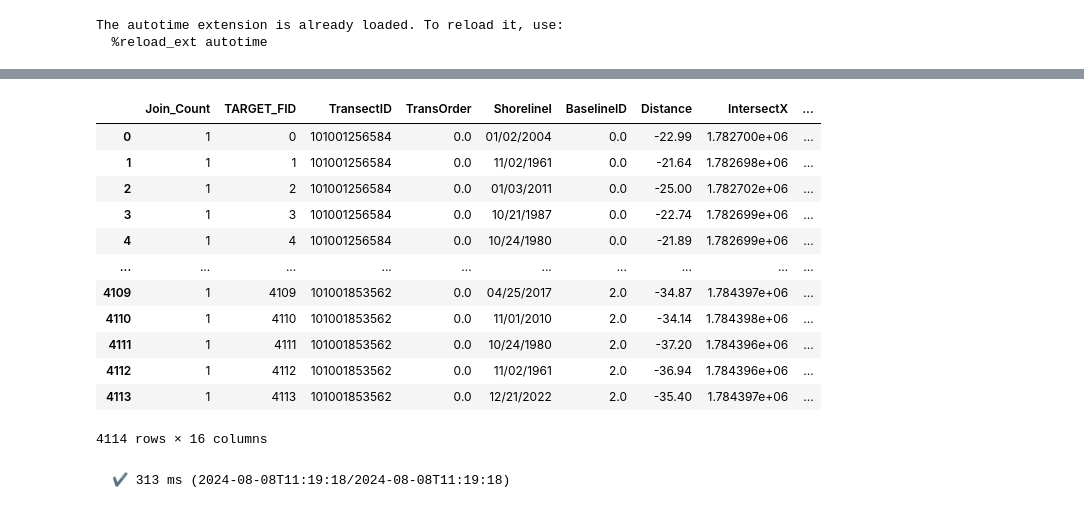
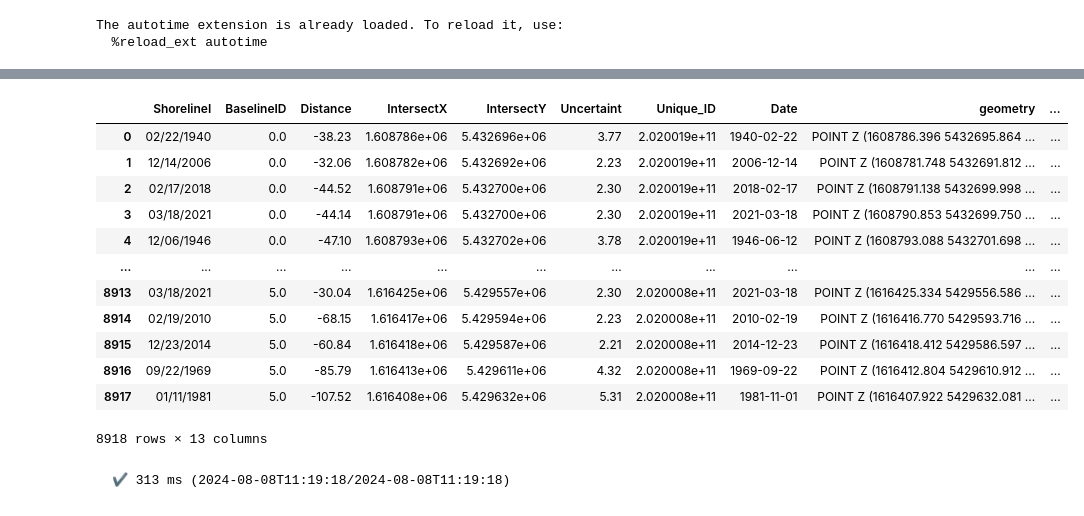
Before and after one commit to RNC-Research-Group/CliffErosion_Projections, a Jupyter notebook: HistoricRate_Proj_DSASv6.ipynb, the cells around one changed output, grey strips where cells are left out. Cells and saved outputs as stored; diff of their text form; code cells hidden in the pictures.

Commit message:
smoothening rabbit island

```diff
--- a/HistoricRate_Proj_DSASv6.ipynb
+++ b/HistoricRate_Proj_DSASv6.ipynb
@@ -17,7 +17,7 @@ The autotime extension is already loaded. To reload it, use:
   %reload_ext autotime
 # %%
 #Navigate to intersects shapefile and separates out the year, finds how many years from 1800 and how many years to 2100
-gdf = gpd.read_file(f"Data/Merged Intersects_UniqueID/WaihekeIsland_Intersects.shp")
+gdf = gpd.read_file(f"Data/Merged Intersects_UniqueID/MoturoaRabbitIsland_Intersects.shp")
 gdf["Date"] = pd.to_datetime(gdf.ShorelineI, dayfirst=True, format='mixed')
 gdf["Year"] = gdf.Date.dt.year
 gdf["YearsSinceBase"] = (gdf.Date - pd.Timestamp(1800, 1, 1)).dt.days / 365.25
@@ -32,16 +32,16 @@ gdf
-|  | Join_Count | TARGET_FID | TransectID | TransOrder | ShorelineI | BaselineID | Distance | IntersectX | ... |
-| 0 | 1 | 0 | 101001256584 | 0.0 | 01/02/2004 | 0.0 | -22.99 | 1.782700e+06 | ... |
-| 1 | 1 | 1 | 101001256584 | 0.0 | 11/02/1961 | 0.0 | -21.64 | 1.782698e+06 | ... |
-| 2 | 1 | 2 | 101001256584 | 0.0 | 01/03/2011 | 0.0 | -25.00 | 1.782702e+06 | ... |
-| 3 | 1 | 3 | 101001256584 | 0.0 | 10/21/1987 | 0.0 | -22.74 | 1.782699e+06 | ... |
-| 4 | 1 | 4 | 101001256584 | 0.0 | 10/24/1980 | 0.0 | -21.89 | 1.782699e+06 | ... |
-| ... | ... | ... | ... | ... | ... | ... | ... | ... | ... |
-| 4109 | 1 | 4109 | 101001853562 | 0.0 | 04/25/2017 | 2.0 | -34.87 | 1.784397e+06 | ... |
-| 4110 | 1 | 4110 | 101001853562 | 0.0 | 11/01/2010 | 2.0 | -34.14 | 1.784398e+06 | ... |
-| 4111 | 1 | 4111 | 101001853562 | 0.0 | 10/24/1980 | 2.0 | -37.20 | 1.784396e+06 | ... |
-| 4112 | 1 | 4112 | 101001853562 | 0.0 | 11/02/1961 | 2.0 | -36.94 | 1.784396e+06 | ... |
-| 4113 | 1 | 4113 | 101001853562 | 0.0 | 12/21/2022 | 2.0 | -35.40 | 1.784397e+06 | ... |
+|  | ShorelineI | BaselineID | Distance | IntersectX | IntersectY | Uncertaint | Unique_ID | Date | geometry | ... |
+| 0 | 02/22/1940 | 0.0 | -38.23 | 1.608786e+06 | 5.432696e+06 | 3.77 | 2.020019e+11 | 1940-02-22 | POINT Z (1608786.396 5432695.864 ... | ... |
+| 1 | 12/14/2006 | 0.0 | -32.06 | 1.608782e+06 | 5.432692e+06 | 2.23 | 2.020019e+11 | 2006-12-14 | POINT Z (1608781.748 5432691.812 ... | ... |
+| 2 | 02/17/2018 | 0.0 | -44.52 | 1.608791e+06 | 5.432700e+06 | 2.30 | 2.020019e+11 | 2018-02-17 | POINT Z (1608791.138 5432699.998 ... | ... |
+| 3 | 03/18/2021 | 0.0 | -44.14 | 1.608791e+06 | 5.432700e+06 | 2.30 | 2.020019e+11 | 2021-03-18 | POINT Z (1608790.853 5432699.750 ... | ... |
+| 4 | 12/06/1946 | 0.0 | -47.10 | 1.608793e+06 | 5.432702e+06 | 3.78 | 2.020019e+11 | 1946-06-12 | POINT Z (1608793.088 5432701.698 ... | ... |
+| ... | ... | ... | ... | ... | ... | ... | ... | ... | ... | ... |
+| 8913 | 03/18/2021 | 5.0 | -30.04 | 1.616425e+06 | 5.429557e+06 | 2.30 | 2.020008e+11 | 2021-03-18 | POINT Z (1616425.334 5429556.586 ... | ... |
+| 8914 | 02/19/2010 | 5.0 | -68.15 | 1.616417e+06 | 5.429594e+06 | 2.23 | 2.020008e+11 | 2010-02-19 | POINT Z (1616416.770 5429593.716 ... | ... |
+| 8915 | 12/23/2014 | 5.0 | -60.84 | 1.616418e+06 | 5.429587e+06 | 2.21 | 2.020008e+11 | 2014-12-23 | POINT Z (1616418.412 5429586.597 ... | ... |
+| 8916 | 09/22/1969 | 5.0 | -85.79 | 1.616413e+06 | 5.429611e+06 | 4.32 | 2.020008e+11 | 1969-09-22 | POINT Z (1616412.804 5429610.912 ... | ... |
+| 8917 | 01/11/1981 | 5.0 | -107.52 | 1.616408e+06 | 5.429632e+06 | 5.31 | 2.020008e+11 | 1981-11-01 | POINT Z (1616407.922 5429632.081 ... | ... |
-4114 rows × 16 columns
+8918 rows × 13 columns
 # %%
 # Filter to just Karekare for testing
 #gdf = gdf.cx[1727077.5508:1735465.0761,5897869.0262:5910640.2418]
```
Also changed, not shown: parts of 10 cells of this notebook, 5 other files.
